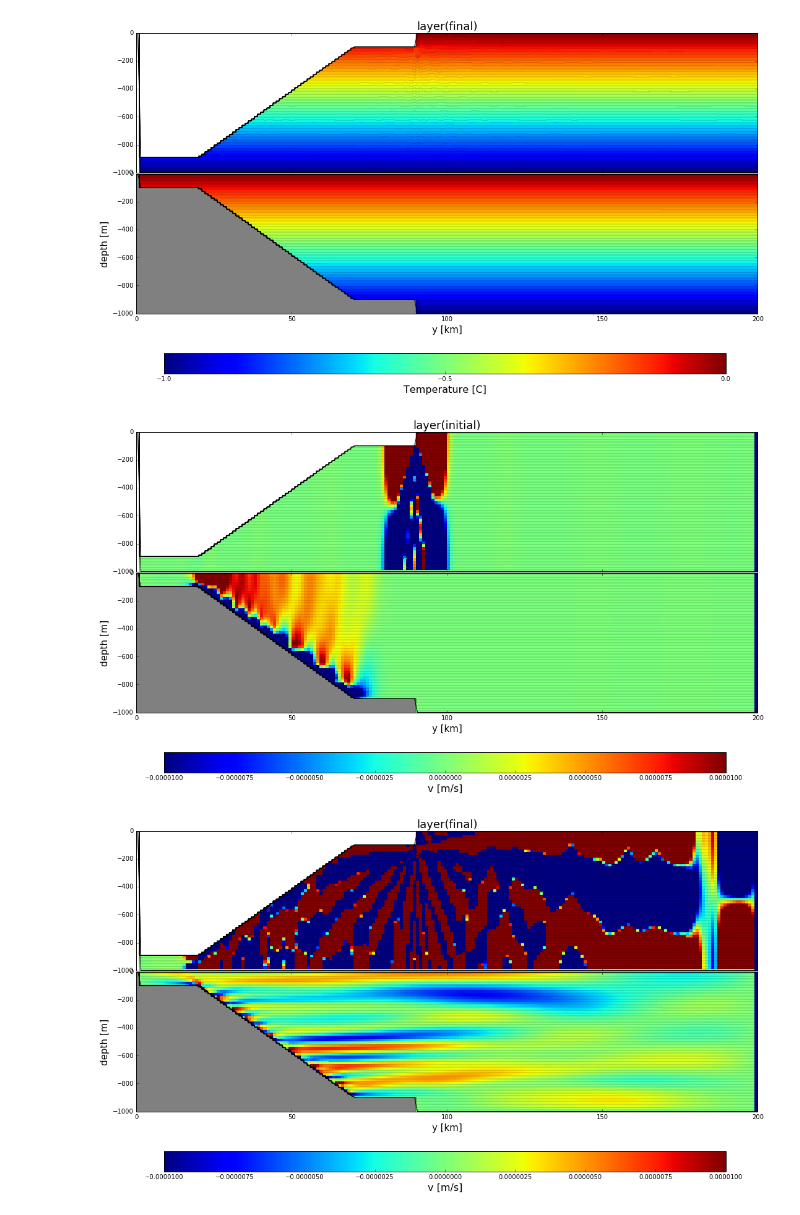
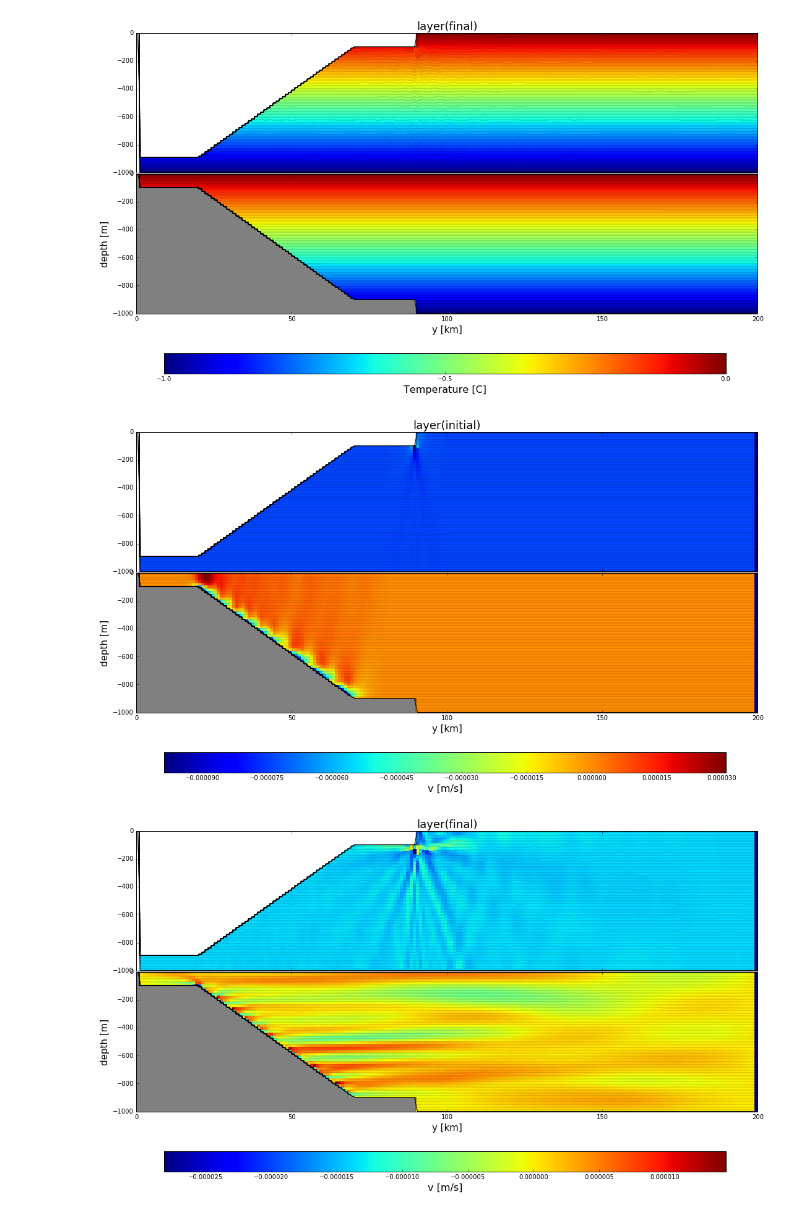
Before and after one commit to gustavo-marques/Outflow_Ice_Shelf, a Jupyter notebook: quiet.ipynb, the cells around one changed output. Saved outputs shown, nothing was run; the diff lists cells and outputs as text; code cells hidden in the pictures.

```diff
--- a/quiet.ipynb
+++ b/quiet.ipynb
@@ -8,7 +8,7 @@ import netCDF4
 import numpy as np
 
 # Define a function to plot a section
-def plot_section(file_handle, record, xq, i=2, variable='temp',eta='e',yvar='lath',clim=(-1,0), plot_grid=True, rep='pcm', xlim=(0,200), ylim=(-1000,0), cmap=plt.cm.jet):
+def plot_section(file_handle, record, xq, i=2, variable='temp',eta='e',yvar='lath',set_clim=False,clim=(-1,0), plot_grid=True, rep='pcm', xlim=(0,200), ylim=(-1000,0), cmap=plt.cm.jet):
     """Plots a section of by reading vertical grid and scalar variable and super-sampling
     both in order to plot vertical and horizontal reconstructions.
 
@@ -20,7 +20,8 @@ def plot_section(file_handle, record, xq, i=2, variable='temp',eta='e',yvar='lat
     x,z,q = m6toolbox.section2quadmesh(xq, e, s, representation=rep) # This yields three areas at twice the model resolution
     cs = plt.pcolormesh(x, z, q, cmap=cmap);
     #plt.colorbar()
-    cs.set_clim(clim)
+    if set_clim:
+       cs.set_clim(clim)
     if plot_grid:
        plt.plot(x, z.T, 'k', lw=0.2, hold=True)
        plt.plot(y,e[0,:],'k',lw=1); plt.plot(y,e[-1,:],'k',lw=1);
@@ -46,12 +47,11 @@ for n in range(len(coords)):
    xq = np.concatenate(([0],xq)) # Inserts left most edge of domain in to coordinate
 
    # plot
-   print 'Temperature'
    fig = plt.figure(figsize=(18,9))
-   ax1 = plt.subplot(211); cs1 = plot_section(ini_i, 0, xq, variable='Temp', eta='eta')
+   ax1 = plt.subplot(211); cs1 = plot_section(ini_i, 0, xq, variable='Temp', eta='eta',set_clim=True)
    plt.title(coords[n] + '(initial)', fontsize=18)
    plt.tick_params(axis='x',labelbottom='off')
-   ax2 = plt.subplot(212,axisbg='gray'); cs2 = plot_section(ini_o, 0, xq, variable='Temp', eta='eta');
+   ax2 = plt.subplot(212,axisbg='gray'); cs2 = plot_section(ini_o, 0, xq, variable='Temp', eta='eta',set_clim=True);
    plt.xlabel('y [km]',fontsize=15); plt.ylabel('depth [m]',fontsize=15)
    fig.subplots_adjust(bottom=0.2, hspace=0.01)
    cbar_ax = fig.add_axes([0.16, 0.05, 0.7, 0.05])
@@ -60,10 +60,10 @@ for n in range(len(coords)):
    #plt.show()
 
    fig = plt.figure(figsize=(18,9))
-   ax1 = plt.subplot(211); cs1 = plot_section(end_i, -1, xq, variable='temp', eta='e',yvar='yh')
+   ax1 = plt.subplot(211); cs1 = plot_section(end_i, -1, xq, variable='temp', eta='e',yvar='yh',set_clim=True)
    plt.title(coords[n] + '(final)', fontsize=18)
    plt.tick_params(axis='x',labelbottom='off')
-   ax2 = plt.subplot(212,axisbg='gray'); cs2 = plot_section(end_o, -1, xq, variable='temp', eta='e',yvar='yh');
+   ax2 = plt.subplot(212,axisbg='gray'); cs2 = plot_section(end_o, -1, xq, variable='temp',set_clim=True, eta='e',yvar='yh');
    plt.xlabel('y [km]',fontsize=15); plt.ylabel('depth [m]',fontsize=15)
    fig.subplots_adjust(bottom=0.2, hspace=0.01)
    cbar_ax = fig.add_axes([0.16, 0.05, 0.7, 0.05])
@@ -72,13 +72,11 @@ for n in range(len(coords)):
    #plt.show()
 
    # vel
-   print 'Velocity'
-
    fig = plt.figure(figsize=(18,9))
-   ax1 = plt.subplot(211); cs1 = plot_section(end_i, 0, xq, variable='v',clim=(-1e-5,1e-5), eta='e',yvar='yh')
+   ax1 = plt.subplot(211); cs1 = plot_section(end_i, 0, xq, variable='v', eta='e',yvar='yh')
    plt.title(coords[n] + '(initial)', fontsize=18)
    plt.tick_params(axis='x',labelbottom='off')
-   ax2 = plt.subplot(212,axisbg='gray'); cs2 = plot_section(end_o, 0, xq, variable='v',clim=(-1e-5,1e-5), eta='e',yvar='yh');
+   ax2 = plt.subplot(212,axisbg='gray'); cs2 = plot_section(end_o, 0, xq, variable='v', eta='e',yvar='yh');
    plt.xlabel('y [km]',fontsize=15); plt.ylabel('depth [m]',fontsize=15)
    fig.subplots_adjust(bottom=0.2, hspace=0.01)
    cbar_ax = fig.add_axes([0.16, 0.05, 0.7, 0.05])
@@ -86,10 +84,10 @@ for n in range(len(coords)):
    cbar.set_label(r'v [m/s]', fontsize=16)
 
    fig = plt.figure(figsize=(18,9))
-   ax1 = plt.subplot(211); cs1 = plot_section(end_i, -1, xq, variable='v',clim=(-1e-5,1e-5), eta='e',yvar='yh')
+   ax1 = plt.subplot(211); cs1 = plot_section(end_i, -1, xq, variable='v', eta='e',yvar='yh')
    plt.title(coords[n] + '(final)', fontsize=18)
    plt.tick_params(axis='x',labelbottom='off')
-   ax2 = plt.subplot(212,axisbg='gray'); cs2 = plot_section(end_o, -1, xq, variable='v',clim=(-1e-5,1e-5), eta='e',yvar='yh');
+   ax2 = plt.subplot(212,axisbg='gray'); cs2 = plot_section(end_o, -1, xq, variable='v', eta='e',yvar='yh');
    plt.xlabel('y [km]',fontsize=15); plt.ylabel('depth [m]',fontsize=15)
    fig.subplots_adjust(bottom=0.2, hspace=0.01)
    cbar_ax = fig.add_axes([0.16, 0.05, 0.7, 0.05])
@@ -135,10 +123,10 @@ Velocity
 Check the NumPy 1.11 release notes for more information.
   if type( z ) == np.ma.core.MaskedArray: z[z.mask] = 0
 Check the NumPy 1.11 release notes for more information.
   if type( q ) == np.ma.core.MaskedArray: qmin = np.amin(q); q[q.mask] = qmin
 [figure]
 [figure]
-[figure, old version]
+[figure, new version]
-[figure, old version]
+[figure, new version]
 [figure]
 [figure]
```
Also changed, not shown: parts of 1 cell of this notebook.
